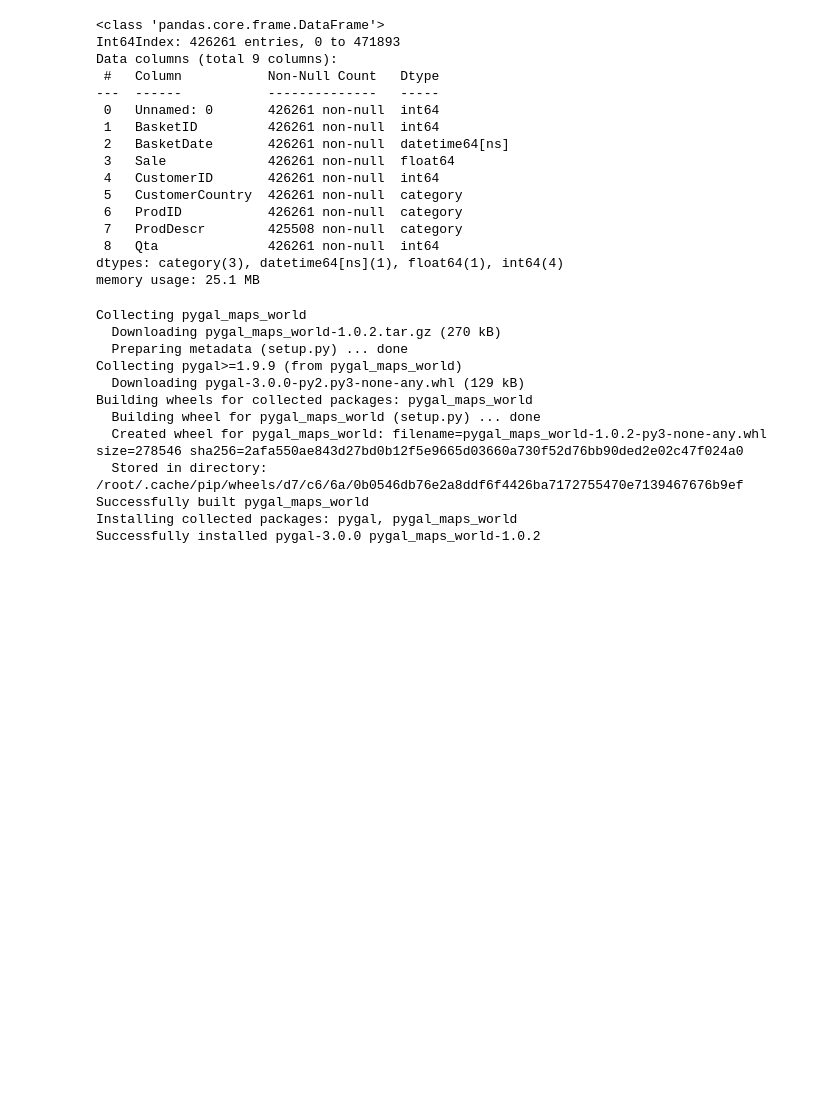
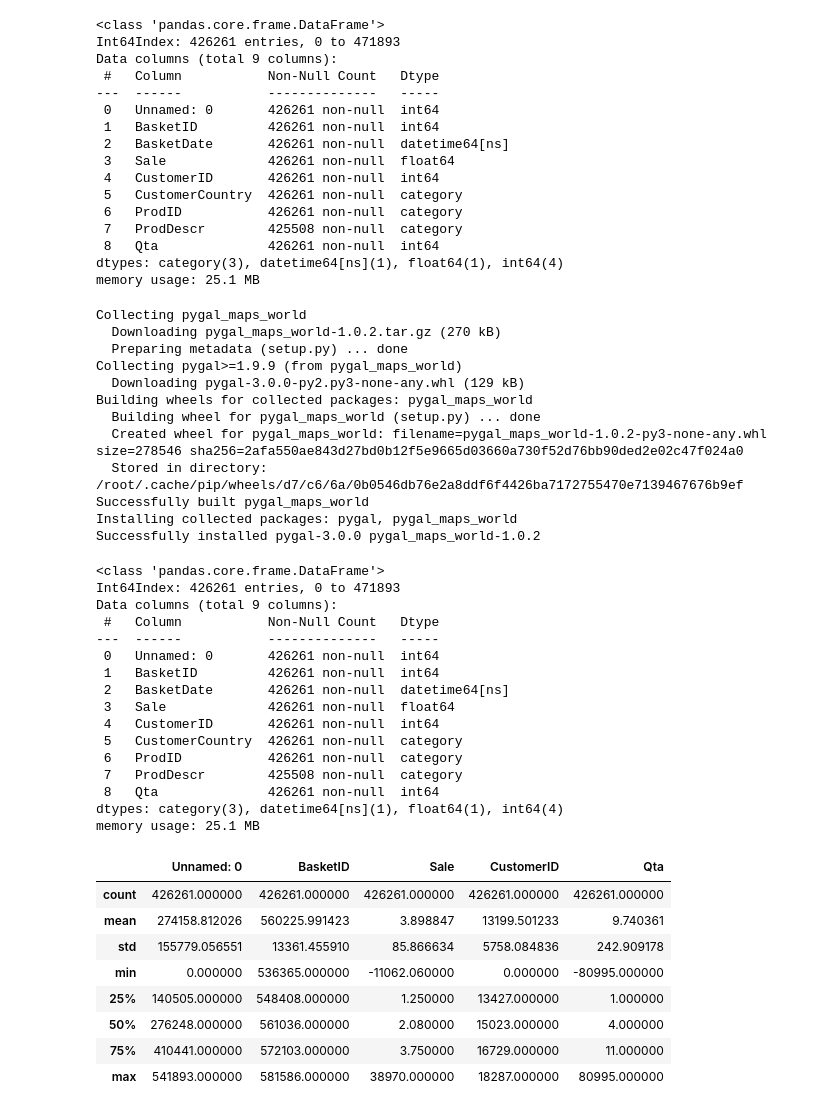
Before and after one commit to pspanji/BA--BI--DS, a Jupyter notebook: RFM_Analysis.ipynb, the cells around one changed output. Drawn from its saved outputs; the diff is of its cells as text; code cells hidden in the pictures; blank space fills up the shorter version.

```diff
--- a/RFM_Analysis.ipynb
+++ b/RFM_Analysis.ipynb
@@ -242,3 +242,32 @@ Building wheels for collected packages: pygal_maps_world
 Successfully built pygal_maps_world
 Installing collected packages: pygal, pygal_maps_world
 Successfully installed pygal-3.0.0 pygal_maps_world-1.0.2
+# %%
+uk_df2.info()
+uk_df2.describe()
+# %% [output]
+<class 'pandas.core.frame.DataFrame'>
+Int64Index: 426261 entries, 0 to 471893
+Data columns (total 9 columns):
+ #   Column           Non-Null Count   Dtype
+---  ------           --------------   -----
+ 0   Unnamed: 0       426261 non-null  int64
+ 1   BasketID         426261 non-null  int64
+ 2   BasketDate       426261 non-null  datetime64[ns]
+ 3   Sale             426261 non-null  float64
+ 4   CustomerID       426261 non-null  int64
+ 5   CustomerCountry  426261 non-null  category
+ 6   ProdID           426261 non-null  category
+ 7   ProdDescr        425508 non-null  category
+ 8   Qta              426261 non-null  int64
+dtypes: category(3), datetime64[ns](1), float64(1), int64(4)
+memory usage: 25.1 MB
+|  | Unnamed: 0 | BasketID | Sale | CustomerID | Qta |
+| count | 426261.000000 | 426261.000000 | 426261.000000 | 426261.000000 | 426261.000000 |
+| mean | 274158.812026 | 560225.991423 | 3.898847 | 13199.501233 | 9.740361 |
+| std | 155779.056551 | 13361.455910 | 85.866634 | 5758.084836 | 242.909178 |
+| min | 0.000000 | 536365.000000 | -11062.060000 | 0.000000 | -80995.000000 |
+| 25% | 140505.000000 | 548408.000000 | 1.250000 | 13427.000000 | 1.000000 |
+| 50% | 276248.000000 | 561036.000000 | 2.080000 | 15023.000000 | 4.000000 |
+| 75% | 410441.000000 | 572103.000000 | 3.750000 | 16729.000000 | 11.000000 |
+| max | 541893.000000 | 581586.000000 | 38970.000000 | 18287.000000 | 80995.000000 |
```
Also changed, not shown: parts of 1 cell of this notebook.
